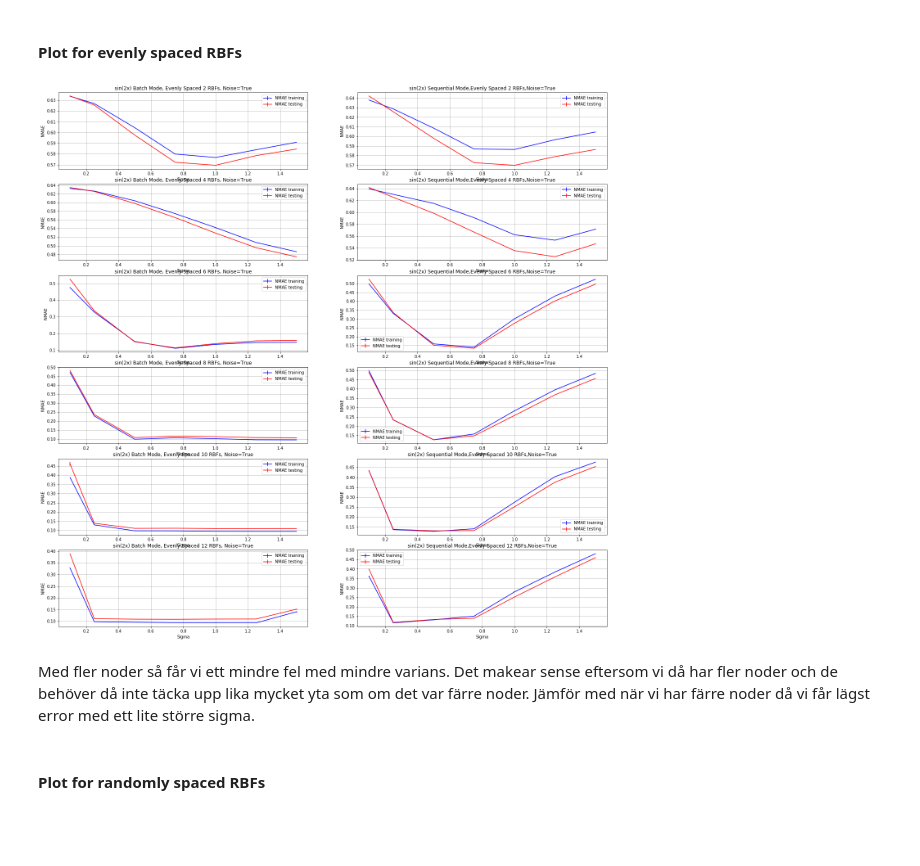
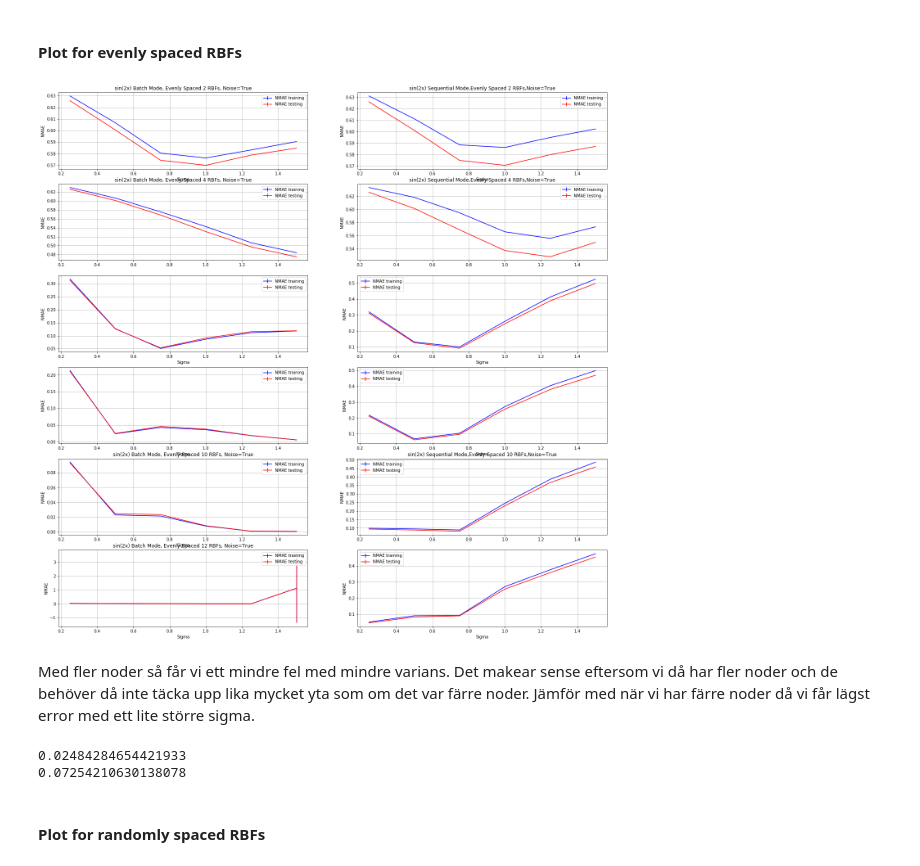
Before and after one commit to smallgreycreatures/DD2437, a Jupyter notebook: lab2/Assignmentpart1_3.1-2-Copy1.ipynb, the cells around one changed output. Saved outputs shown, nothing was run; the diff lists cells and outputs as text; code cells hidden in the pictures; blank space fills up the shorter version.

```diff
--- a/lab2/Assignmentpart1_3.1-2-Copy1.ipynb
+++ b/lab2/Assignmentpart1_3.1-2-Copy1.ipynb
@@ -129,11 +147,17 @@ def train_network_delta_rule(x_s,f,mu_s,sigma,eta, epochs):
 
     return W,learning_error_list
 
-def predict(x_s,mu_s,sigma,w):
+def predict(x_s,mu_s,sigma,w,square=False):
     phi_s = get_phi(x_s,mu_s,sigma)
 
     w = w.reshape((w.shape[0],1))
     f_hat = np.sum(np.dot(phi_s,w),axis=1)
+    if square:
+        for f in f_hat:
+            if f < 0:
+                f = -1
+            else:
+                f = 1
     return f_hat
 
 def predict_seq(x_s,mu_s,sigma,w):
@@ -152,7 +176,7 @@ def predict_seq(x_s,mu_s,sigma,w):
 # %%
 sigma = 0.2
 num_of_rbf = [20,22,24,26,28,30,32,34,36,38,40,42,44,46,48,50]
-repeat = 10
+repeat = 5
 
 data_testing_es = np.zeros((repeat,len(num_of_rbf),2))
 data_testing_r = np.zeros((repeat,len(num_of_rbf),2))
@@ -169,9 +193,12 @@ for k in range(2):
             w_es,nmae_es = train_network_batch(training_patterns, training_targets,mu_es,sigma)
             w_r,nmae_r = train_network_batch(training_patterns, training_targets,mu_r,sigma)
 
-            f_hat_es = predict(test_patterns,mu_es,sigma,w_es)
-            f_hat_r = predict(test_patterns,mu_r,sigma,w_r)
-
+            if k == 0:
+                f_hat_es = predict(test_patterns,mu_es,sigma,w_es,True)
+                f_hat_r = predict(test_patterns,mu_r,sigma,w_r, True)
+            else:
+                f_hat_es = predict(test_patterns,mu_es,sigma,w_es)
+                f_hat_r = predict(test_patterns,mu_r,sigma,w_r)
             data_testing_es[j,i,k] = calculate_NMAE(f_hat_es,test_targets)
             data_testing_r[j,i,k] = calculate_NMAE(f_hat_r,test_targets)
             data_training_es[j,i,k] = nmae_es
@@ -225,4 +252,6 @@ ax4.grid(True)
 #ax4.set_ylim([0,0.8])
 
 plt.show()
+
+print(np.median(data_training_es[:,:,1],axis=0))
 # %% [output]
@@ -235,8 +284,8 @@ plt.show()
 repeat = 10
 eta = [1e-1,5e-2,1e-2,5e-3,1e-3,5e-4,1e-4]
 epochs = 20
-sigma = 1
-n = 10
+sigma = 0.2
+n = 30
 
 data_training_es_seq = np.zeros((repeat,len(eta)))
 data_training_r_seq = np.zeros((repeat,len(eta)))
@@ -301,11 +350,11 @@ plt.show()
 # %% [markdown]
 #### NMAE for batch mode and sequential mode with varying sigma and number of RBFs
 # %%
-addNoise = True
+addNoise = False
 eta = 1e-1
 epochs = 10
 repeat  = 10
-sigmas = [0.1,0.25,0.5,0.75,1,1.25,1.5]
+sigmas = [0.25,0.5,0.75,1,1.25,1.5]
 num_of_rbf = [2,4,6,8,10,12]
 
 data_testing_es = np.zeros((len(num_of_rbf),len(sigmas),repeat))
@@ -409,7 +458,7 @@ ax2.grid(True)
 ax3.errorbar(sigmas,np.mean(data_training_es[1,:,:],axis=1),yerr=np.var(data_training_es[1,:,:],axis=1),fmt='b',label='NMAE training')
 ax3.errorbar(sigmas,np.mean(data_testing_es[1,:,:],axis=1),yerr=np.var(data_testing_es[1,:,:],axis=1),fmt='r',label='NMAE testing')
 ax3.set_title('sin(2x) Batch Mode, Evenly Spaced '+str(num_of_rbf[1])+' RBFs, Noise=True')
-ax3.set_xlabel('Sigma')
+#ax3.set_xlabel('Sigma')
 ax3.set_ylabel('NMAE')
 ax3.legend()
 ax3.grid(True)
@@ -420,7 +469,7 @@ ax3.grid(True)
 ax4.errorbar(sigmas,np.mean(data_training_es_seq[1,:,:],axis=1),yerr=np.var(data_training_es_seq[1,:,:],axis=1),fmt='b',label='NMAE training')
 ax4.errorbar(sigmas,np.mean(data_testing_es_seq[1,:,:],axis=1),yerr=np.var(data_testing_es_seq[1,:,:],axis=1),fmt='r',label='NMAE testing')
 ax4.set_title('sin(2x) Sequential Mode,Evenly Spaced '+str(num_of_rbf[1])+' RBFs,Noise=True')
-ax4.set_xlabel('Sigma')
+#ax4.set_xlabel('Sigma')
 ax4.set_ylabel('NMAE')
 ax4.legend()
 ax4.grid(True)
@@ -429,7 +478,7 @@ ax4.grid(True)
 
 ax5.errorbar(sigmas,np.mean(data_training_es[2,:,:],axis=1),yerr=np.var(data_training_es[2,:,:],axis=1),fmt='b',label='NMAE training')
 ax5.errorbar(sigmas,np.mean(data_testing_es[2,:,:],axis=1),yerr=np.var(data_testing_es[2,:,:],axis=1),fmt='r',label='NMAE testing')
-ax5.set_title('sin(2x) Batch Mode, Evenly Spaced '+str(num_of_rbf[2])+' RBFs, Noise=True')
+#ax5.set_title('sin(2x) Batch Mode, Evenly Spaced '+str(num_of_rbf[2])+' RBFs, Noise=True')
 ax5.set_xlabel('Sigma')
 ax5.set_ylabel('NMAE')
 ax5.legend()
@@ -439,7 +488,7 @@ ax5.grid(True)
 
 ax6.errorbar(sigmas,np.mean(data_training_es_seq[2,:,:],axis=1),yerr=np.var(data_training_es_seq[2,:,:],axis=1),fmt='b',label='NMAE training')
 ax6.errorbar(sigmas,np.mean(data_testing_es_seq[2,:,:],axis=1),yerr=np.var(data_testing_es_seq[2,:,:],axis=1),fmt='r',label='NMAE testing')
-ax6.set_title('sin(2x) Sequential Mode,Evenly Spaced '+str(num_of_rbf[2])+' RBFs,Noise=True')
+#ax6.set_title('sin(2x) Sequential Mode,Evenly Spaced '+str(num_of_rbf[2])+' RBFs,Noise=True')
 ax6.set_xlabel('Sigma')
 ax6.set_ylabel('NMAE')
 ax6.legend()
@@ -450,7 +499,7 @@ ax6.grid(True)
 
 ax7.errorbar(sigmas,np.mean(data_training_es[3,:,:],axis=1),yerr=np.around(np.var(data_training_es[3,:,:],axis=1),2),fmt='b',label='NMAE training')
 ax7.errorbar(sigmas,np.mean(data_testing_es[3,:,:],axis=1),yerr=np.around(np.var(data_testing_es[3,:,:],axis=1),2),fmt='r',label='NMAE testing')
-ax7.set_title('sin(2x) Batch Mode, Evenly Spaced '+str(num_of_rbf[3])+' RBFs, Noise=True')
+#ax7.set_title('sin(2x) Batch Mode, Evenly Spaced '+str(num_of_rbf[3])+' RBFs, Noise=True')
 ax7.set_xlabel('Sigma')
 ax7.set_ylabel('NMAE')
 ax7.legend()
@@ -461,7 +510,7 @@ ax7.grid(True)
 
 ax8.errorbar(sigmas,np.mean(data_training_es_seq[3,:,:],axis=1),yerr=np.var(data_training_es_seq[3,:,:],axis=1),fmt='b',label='NMAE training')
 ax8.errorbar(sigmas,np.mean(data_testing_es_seq[3,:,:],axis=1),yerr=np.var(data_testing_es_seq[3,:,:],axis=1),fmt='r',label='NMAE testing')
-ax8.set_title('sin(2x) Sequential Mode,Evenly Spaced '+str(num_of_rbf[3])+' RBFs,Noise=True')
+#ax8.set_title('sin(2x) Sequential Mode,Evenly Spaced '+str(num_of_rbf[3])+' RBFs,Noise=True')
 ax8.set_xlabel('Sigma')
 ax8.set_ylabel('NMAE')
 ax8.legend()
@@ -482,40 +531,46 @@ ax9.grid(True)
 ax10.errorbar(sigmas,np.mean(data_training_es_seq[4,:,:],axis=1),yerr=np.var(data_training_es_seq[4,:,:],axis=1),fmt='b',label='NMAE training')
 ax10.errorbar(sigmas,np.mean(data_testing_es_seq[4,:,:],axis=1),yerr=np.var(data_testing_es_seq[4,:,:],axis=1),fmt='r',label='NMAE testing')
 ax10.set_title('sin(2x) Sequential Mode,Evenly Spaced '+str(num_of_rbf[4])+' RBFs,Noise=True')
-ax10.set_xlabel('Sigma')
+#ax10.set_xlabel('Sigma')
 ax10.set_ylabel('NMAE')
 ax10.legend()
 ax10.grid(True)
 #ax2.set_xlim([2,12])
 #ax2.set_ylim([0,0.8])
 
 ax11.errorbar(sigmas,np.mean(data_training_es[5,:,:],axis=1),yerr=np.var(data_training_es[5,:,:],axis=1),fmt='b',label='NMAE training')
 ax11.errorbar(sigmas,np.mean(data_testing_es[5,:,:],axis=1),yerr=np.var(data_testing_es[5,:,:],axis=1),fmt='r',label='NMAE testing')
 ax11.set_title('sin(2x) Batch Mode, Evenly Spaced '+str(num_of_rbf[5])+' RBFs, Noise=True')
 ax11.set_xlabel('Sigma')
 ax11.set_ylabel('NMAE')
 ax11.legend()
 ax11.grid(True)
 #ax1.set_xlim([2,12])
 #ax1.set_ylim([0,0.8])
 
 
 ax12.errorbar(sigmas,np.mean(data_training_es_seq[5,:,:],axis=1),yerr=np.var(data_training_es_seq[5,:,:],axis=1),fmt='b',label='NMAE training')
 ax12.errorbar(sigmas,np.mean(data_testing_es_seq[5,:,:],axis=1),yerr=np.var(data_testing_es_seq[5,:,:],axis=1),fmt='r',label='NMAE testing')
-ax12.set_title('sin(2x) Sequential Mode,Evenly Spaced '+str(num_of_rbf[5])+' RBFs,Noise=True')
+#ax12.set_title('sin(2x) Sequential Mode,Evenly Spaced '+str(num_of_rbf[5])+' RBFs,Noise=True')
 ax12.set_xlabel('Sigma')
 ax12.set_ylabel('NMAE')
 ax12.legend()
 ax12.grid(True)
 #ax2.set_xlim([2,12])
 #ax2.set_ylim([0,0.8])
 
 
 plt.show()
 # %% [output]
-[figure, old version]
+[figure, new version]
 # %% [markdown]
 Med fler noder så får vi ett mindre fel med mindre varians. Det makear sense eftersom vi då har fler noder och de behöver då inte täcka upp lika mycket yta som om det var färre noder. Jämför med när vi har färre noder då vi får lägst error med ett lite större sigma.
+# %%
+print(np.mean(data_training_es[4,:,:]))
+print(np.mean(data_training_r[4,:,:]))
+# %% [output]
+0.02484284654421933
+0.07254210630138078
 # %% [markdown]
 #### Plot for randomly spaced RBFs
 # %%
```
Also changed, not shown: parts of 5 cells of this notebook, 19 other files.
